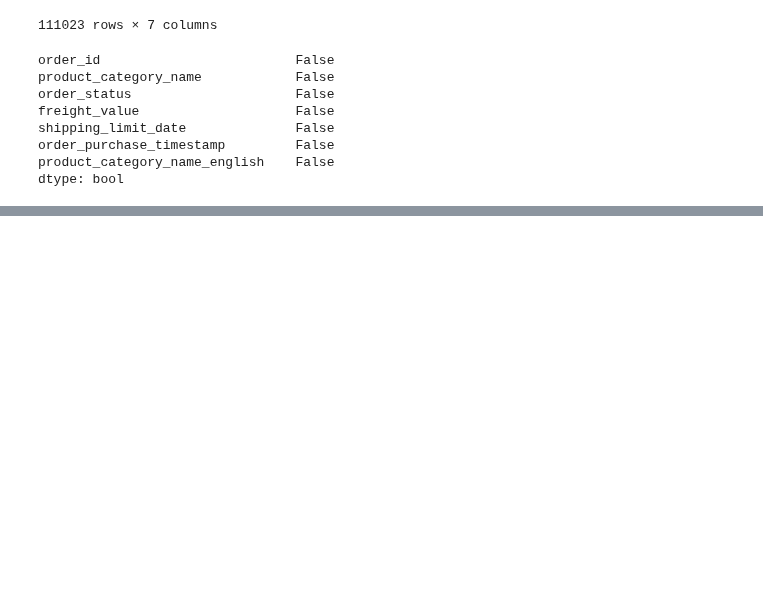
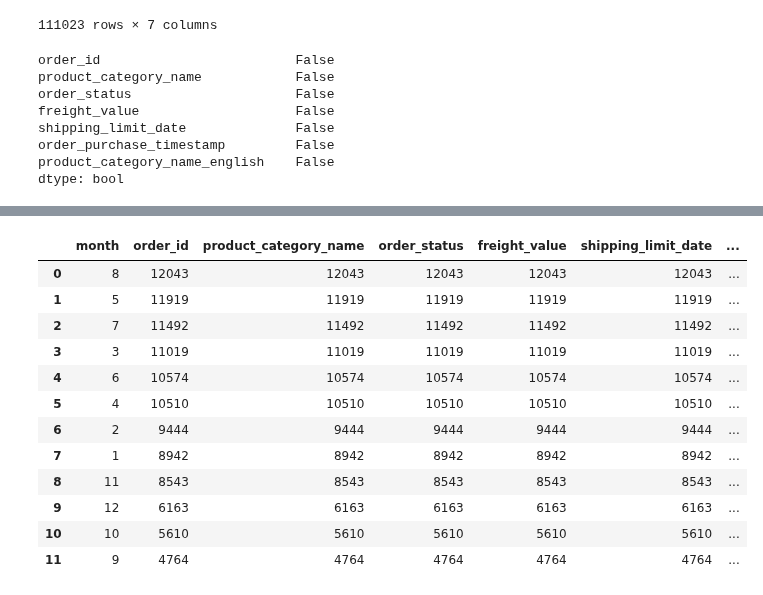
Before and after one commit to Anusarakh/DPDM2021, a Jupyter notebook: DPDM2021_Midterm.ipynb, the cells around one changed output, grey strips where cells are left out. Cells and saved outputs as stored; diff of their text form; code cells hidden in the pictures; blank space fills up the shorter version.

```diff
--- a/DPDM2021_Midterm.ipynb
+++ b/DPDM2021_Midterm.ipynb
@@ -506,4 +507,8 @@ product_category_name_english    False
 dtype: bool
 # %%
 from datetime import datetime # จัดการวันที่และเวลา
+# %%
+data4['month']=pd.to_datetime(data4['order_purchase_timestamp']) #จัดการข้อมูล ให้อยู่ในรูป Timestamp
+# %%
+data4['month']= data4['month'].dt.month  # เพิ่มคอลัมล์ month ลงในตารางโดยใส่ตัวเลขเดือน
 # %%
@@ -510,0 +546,17 @@ data4.groupby('order_purchase_timestamp').
+# %%
+data4 = data4.groupby('month').count().sort_values(by=['freight_value'],ascending=False).reset_index() # groupby ยอดซื้อสินค้า
+data4
+# %% [output]
+|  | month | order_id | product_category_name | order_status | freight_value | shipping_limit_date | ... |
+| 0 | 8 | 12043 | 12043 | 12043 | 12043 | 12043 | ... |
+| 1 | 5 | 11919 | 11919 | 11919 | 11919 | 11919 | ... |
+| 2 | 7 | 11492 | 11492 | 11492 | 11492 | 11492 | ... |
+| 3 | 3 | 11019 | 11019 | 11019 | 11019 | 11019 | ... |
+| 4 | 6 | 10574 | 10574 | 10574 | 10574 | 10574 | ... |
+| 5 | 4 | 10510 | 10510 | 10510 | 10510 | 10510 | ... |
+| 6 | 2 | 9444 | 9444 | 9444 | 9444 | 9444 | ... |
+| 7 | 1 | 8942 | 8942 | 8942 | 8942 | 8942 | ... |
+| 8 | 11 | 8543 | 8543 | 8543 | 8543 | 8543 | ... |
+| 9 | 12 | 6163 | 6163 | 6163 | 6163 | 6163 | ... |
+| 10 | 10 | 5610 | 5610 | 5610 | 5610 | 5610 | ... |
+| 11 | 9 | 4764 | 4764 | 4764 | 4764 | 4764 | ... |
```
Also changed, not shown: parts of 16 cells of this notebook.
